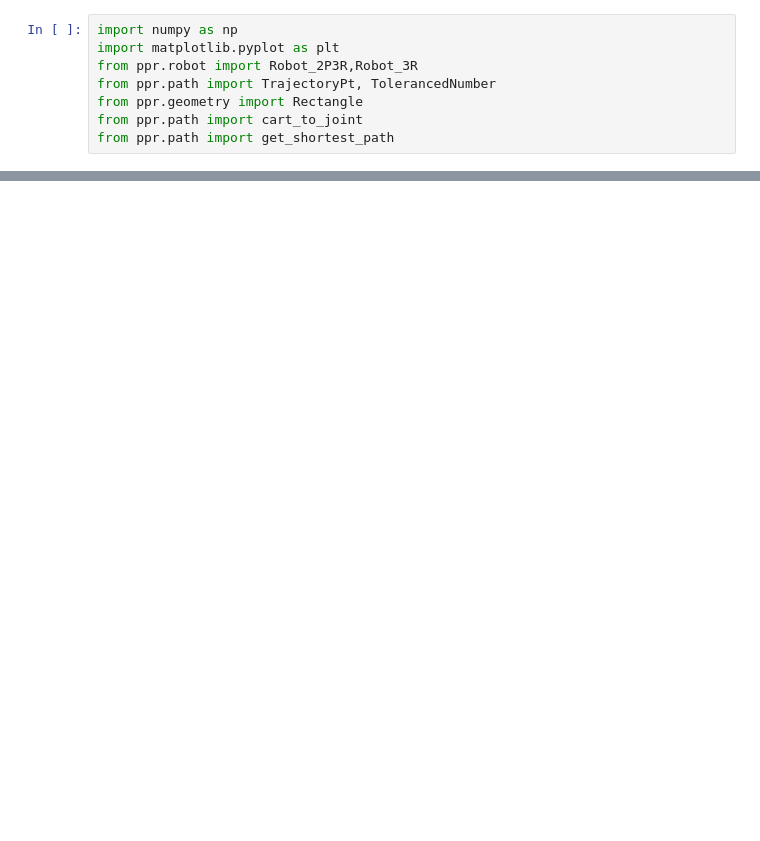
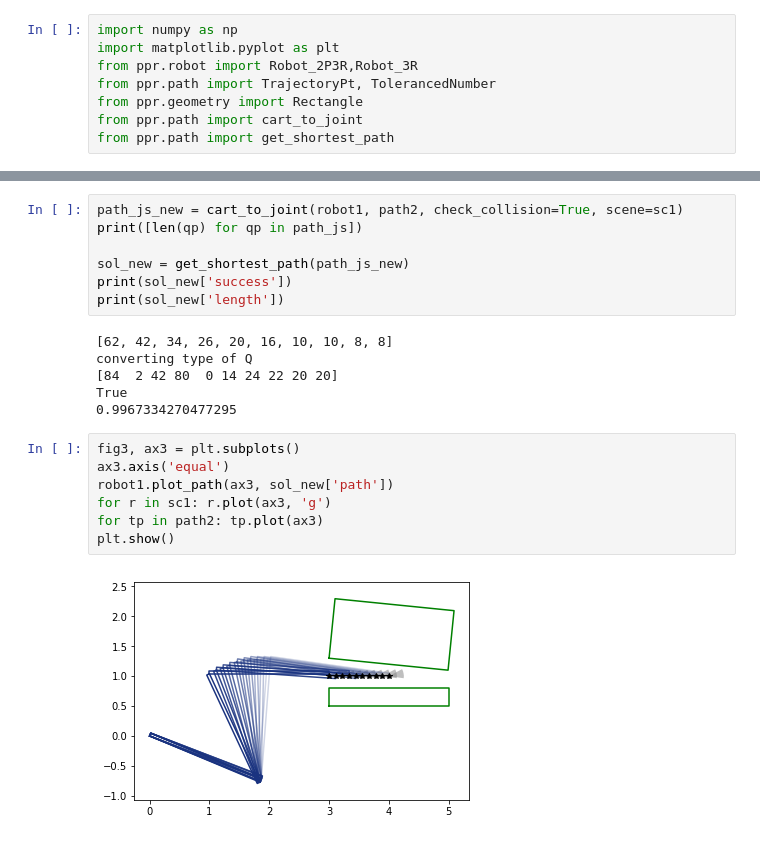
Before and after one commit to JeroenDM/planar_python_robotics, a Jupyter notebook: incremental_grid_refining.ipynb, the cells around one changed output, grey strips where cells are left out. Cells and saved outputs as stored; diff of their text form; blank space fills up the shorter version.

```diff
--- a/incremental_grid_refining.ipynb
+++ b/incremental_grid_refining.ipynb
@@ -49,0 +94,22 @@ tp.p[1].l
+# %%
+path_js_new = cart_to_joint(robot1, path2, check_collision=True, scene=sc1)
+print([len(qp) for qp in path_js])
+
+sol_new = get_shortest_path(path_js_new)
+print(sol_new['success'])
+print(sol_new['length'])
+# %% [output]
+[62, 42, 34, 26, 20, 16, 10, 10, 8, 8]
+converting type of Q
+[84  2 42 80  0 14 24 22 20 20]
+True
+0.9967334270477295
+# %%
+fig3, ax3 = plt.subplots()
+ax3.axis('equal')
+robot1.plot_path(ax3, sol_new['path'])
+for r in sc1: r.plot(ax3, 'g')
+for tp in path2: tp.plot(ax3)
+plt.show()
+# %% [output]
+[figure, added]
```
Also changed, not shown: parts of 9 cells of this notebook, 1 other file.
